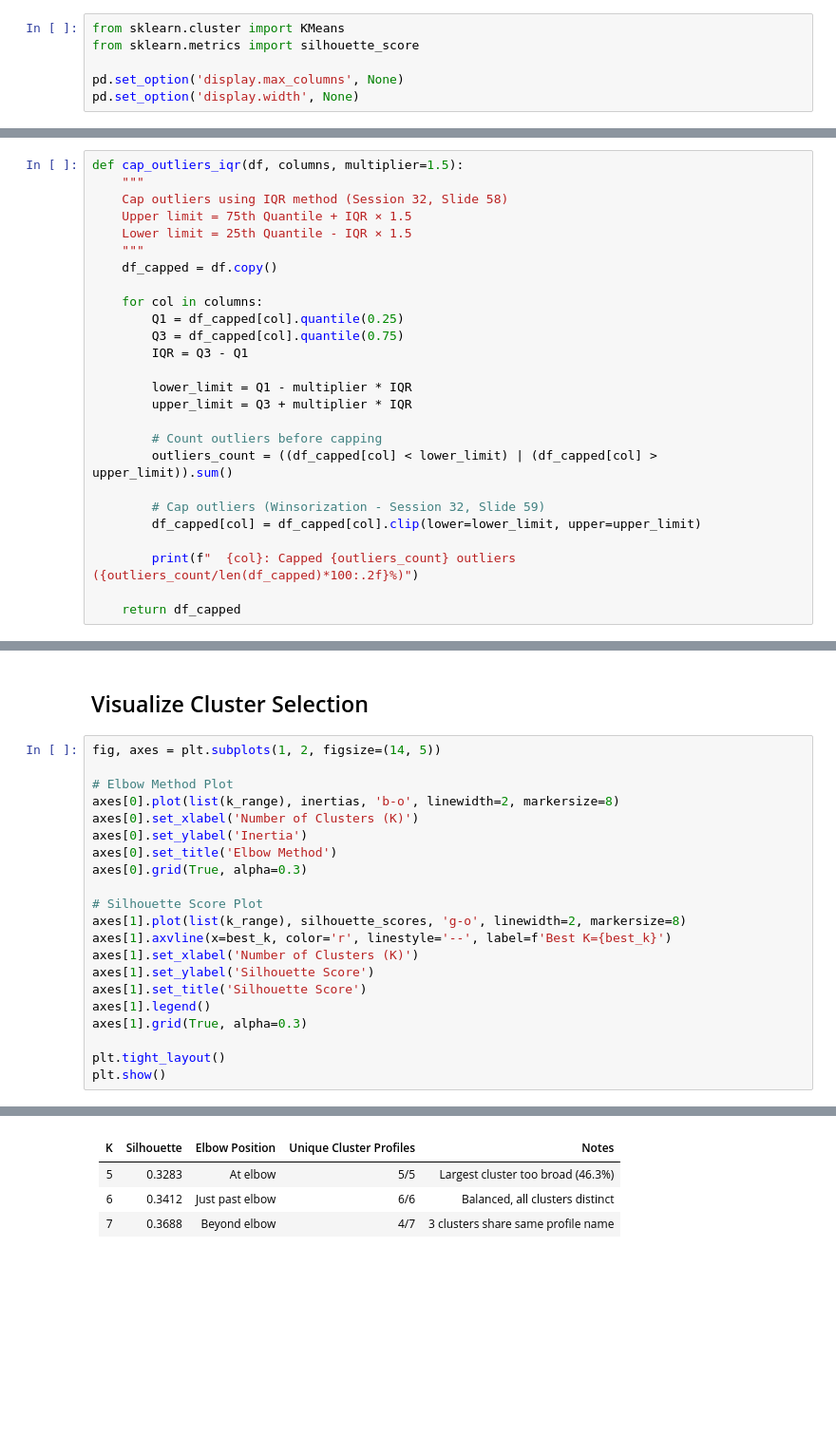
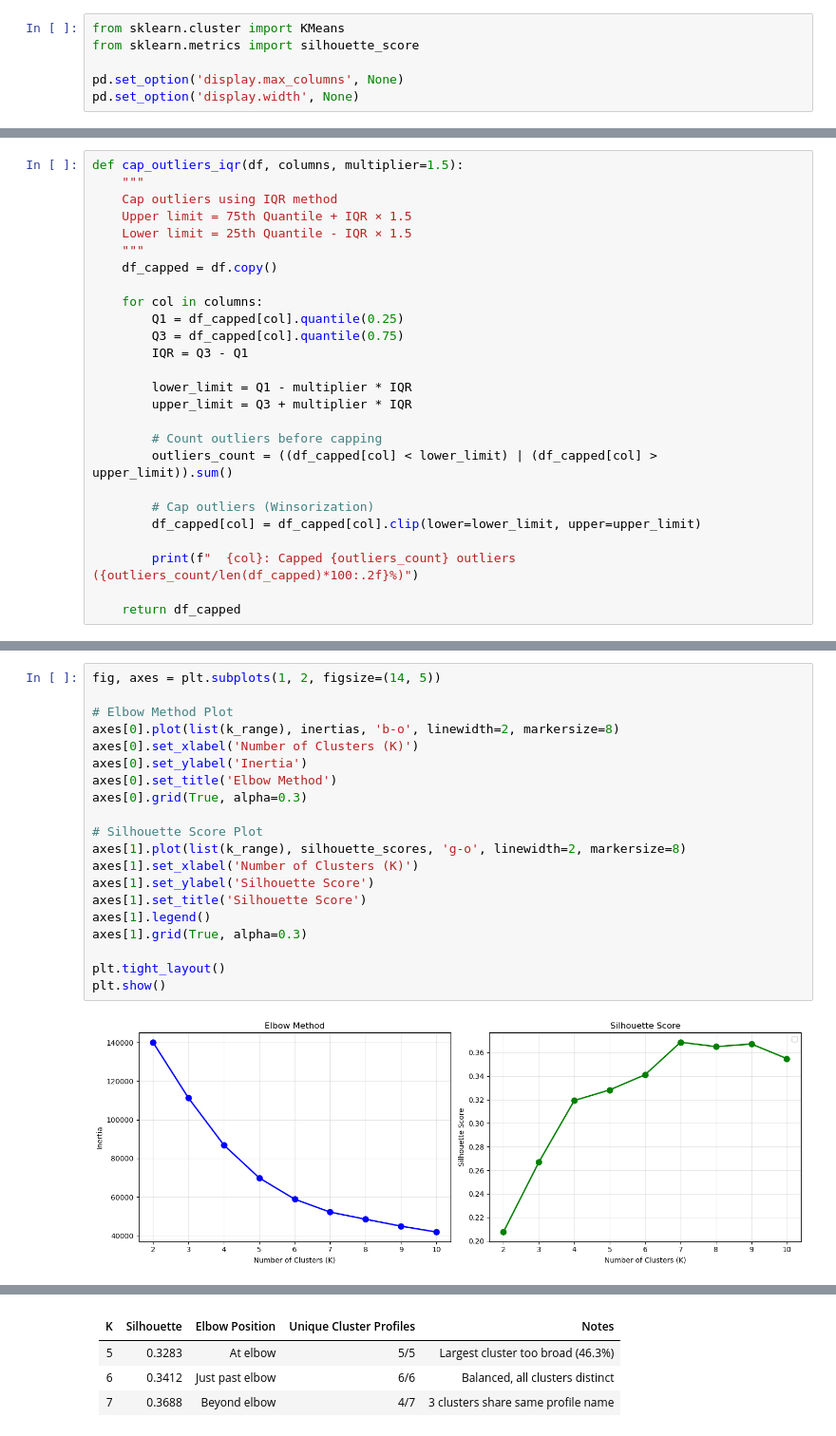
Before and after one commit to rafachan3/kickstarter-prediction, a Jupyter notebook: kickstarter-prediction.ipynb, the cells around one changed output, grey strips where cells are left out. Shown at 95% size. Cells and saved outputs as stored; diff of their text form; blank space fills up the shorter version.

```diff
--- a/kickstarter-prediction.ipynb
+++ b/kickstarter-prediction.ipynb
@@ -554,7 +857,7 @@ print(f"\nData shape: {X_cluster.shape}")
 # %%
 def cap_outliers_iqr(df, columns, multiplier=1.5):
     """
-    Cap outliers using IQR method (Session 32, Slide 58)
+    Cap outliers using IQR method
     Upper limit = 75th Quantile + IQR × 1.5
     Lower limit = 25th Quantile - IQR × 1.5
     """
@@ -571,7 +874,7 @@ def cap_outliers_iqr(df, columns, multiplier=1.5):
         # Count outliers before capping
         outliers_count = ((df_capped[col] < lower_limit) | (df_capped[col] > upper_limit)).sum()
 
-        # Cap outliers (Winsorization - Session 32, Slide 59)
+        # Cap outliers (Winsorization)
         df_capped[col] = df_capped[col].clip(lower=lower_limit, upper=upper_limit)
 
         print(f"  {col}: Capped {outliers_count} outliers ({outliers_count/len(df_capped)*100:.2f}%)")
@@ -622,24 +952,23 @@ print(f"\n>>> Best K: {best_k} (Silhouette: {max(silhouette_scores):.4f})")
-# %% [markdown]
-## Visualize Cluster Selection
 # %%
 fig, axes = plt.subplots(1, 2, figsize=(14, 5))
 
 # Elbow Method Plot
 axes[0].plot(list(k_range), inertias, 'b-o', linewidth=2, markersize=8)
 axes[0].set_xlabel('Number of Clusters (K)')
 axes[0].set_ylabel('Inertia')
 axes[0].set_title('Elbow Method')
 axes[0].grid(True, alpha=0.3)
 
 # Silhouette Score Plot
 axes[1].plot(list(k_range), silhouette_scores, 'g-o', linewidth=2, markersize=8)
-axes[1].axvline(x=best_k, color='r', linestyle='--', label=f'Best K={best_k}')
 axes[1].set_xlabel('Number of Clusters (K)')
 axes[1].set_ylabel('Silhouette Score')
 axes[1].set_title('Silhouette Score')
 axes[1].legend()
 axes[1].grid(True, alpha=0.3)
 
 plt.tight_layout()
 plt.show()
+# %% [output]
+[figure, added]
 # %% [markdown]
```
Also changed, not shown: parts of 134 cells of this notebook.
